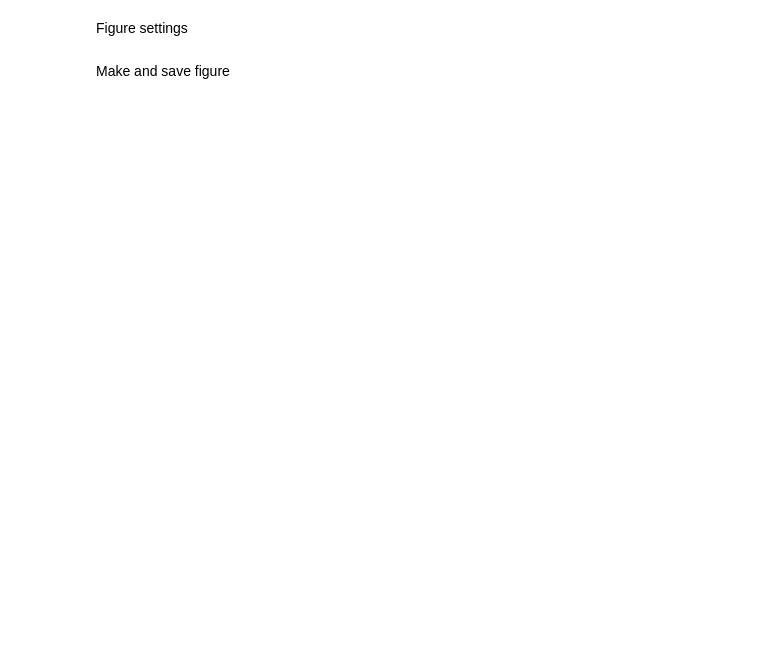
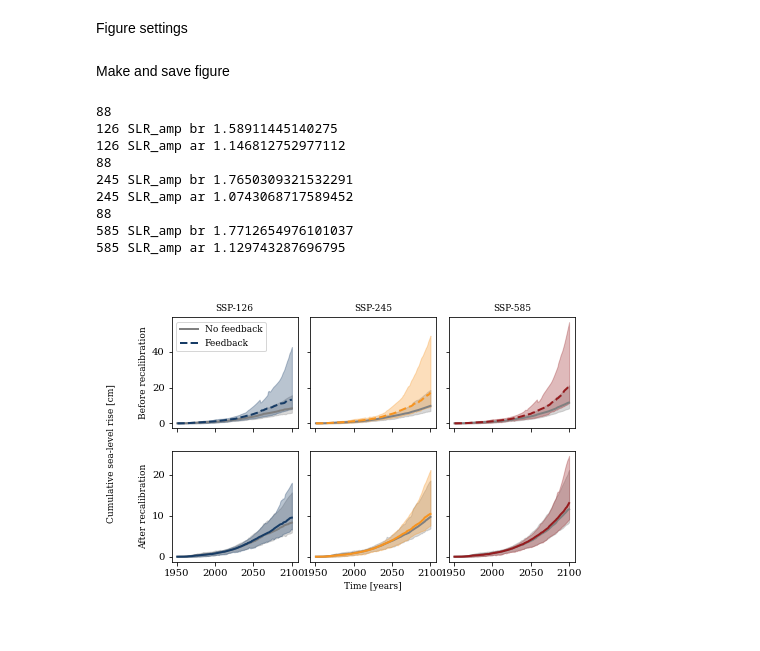
Before and after one commit to erwinlambert/feedback, a Jupyter notebook: notebooks/Draftplot_full_ensemble.ipynb, the cells around one changed output. Drawn from its saved outputs; the diff is of its cells as text; code cells hidden in the pictures; blank space fills up the shorter version.

Commit message:
Include FullEnsemble2: option without calibration, with prescribed gamma

```diff
--- a/notebooks/Draftplot_full_ensemble.ipynb
+++ b/notebooks/Draftplot_full_ensemble.ipynb
@@ -42,0 +23,11 @@ fe.gather(force_update=True)
+# %%
+ad = AllData()
+ad.usefanom = True
+ad.gather(update=False)
+#Select subsection of models for rapid calculation
+#ad.ds = ad.ds.isel(ism=slice(0,2),esm=slice(0,2))
+
+fe = FullEnsemble(ad)
+fe.cal = 'S'
+fe.nonlin = 'cutoff'
+fe.gather(force_update=True)
@@ -53,36 +62,43 @@ Make and save figure
 # %%
 fig,ax = plt.subplots(2,3,sharex=True,sharey='row',figsize=(7,5))
 
 for s,ss in enumerate(ad.ssp):
-    for a in [0,1,2]:
-        for t in range(len(fe.time)):
-            fe.slr[a,s,:,:,t] = np.where(np.isnan(fe.gamma[1,:,:]),np.nan,fe.slr[a,s,:,:,t])
-            fe.slr[a,s,:,:,t] = np.where(fe.gamma[0,:,:]<0,np.nan,fe.slr[a,s,:,:,t])
-
+    print(np.sum(~np.isnan(fe.gamma[0,:,:].values)))
 
     #Plot no feedback
     for a in [0,1]:
         ax[a,s].plot(fe.time,100*np.nanmedian(fe.slr[0,s,:,:,:],axis=(0,1)),c='.5',lw=2,label='No feedback')
         ax[a,s].fill_between(fe.time,100*np.nanpercentile(fe.slr[0,s,:,:,:],perc[0],axis=(0,1)),100*np.nanpercentile(fe.slr[0,s,:,:,:],perc[1],axis=(0,1)),color='.5',alpha=alpha)#,label=perc)
 
     #Plot with feedback
     ax[0,s].plot(fe.time,100*np.nanmedian(fe.slr[1,s,:,:,:],axis=(0,1)),'--',c=ad.scol[ss],lw=2,label='Feedback')
     ax[0,s].fill_between(fe.time,100*np.nanpercentile(fe.slr[1,s,:,:,:],perc[0],axis=(0,1)),100*np.nanpercentile(fe.slr[1,s,:,:,:],perc[1],axis=(0,1)),color=ad.scol[ss],alpha=alpha)
 
     #Plot with feedback
     ax[1,s].plot(fe.time,100*np.nanmedian(fe.slr[2,s,:,:,:],axis=(0,1)),c=ad.scol[ss],lw=2,label='Feedback')
     ax[1,s].fill_between(fe.time,100*np.nanpercentile(fe.slr[2,s,:,:,:],perc[0],axis=(0,1)),100*np.nanpercentile(fe.slr[2,s,:,:,:],perc[1],axis=(0,1)),color=ad.scol[ss],alpha=alpha)
 
     ax[0,s].set_title(f'SSP-{ss}')
 
     print(ss,'SLR_amp','br',np.nanmedian(fe.slr[1,s,:,:,:],axis=(0,1))[-1]/(np.nanmedian(fe.slr[0,s,:,:,:],axis=(0,1))[-1]))
     print(ss,'SLR_amp','ar',np.nanmedian(fe.slr[2,s,:,:,:],axis=(0,1))[-1]/(np.nanmedian(fe.slr[0,s,:,:,:],axis=(0,1))[-1]))
 
 ax[0,0].legend(loc='upper left')
 fig.supylabel('Cumulative sea-level rise [cm]')
 ax[0,0].set_ylabel('Before recalibration',fontsize=9)
 ax[1,0].set_ylabel('After recalibration',fontsize=9)
 ax[1,1].set_xlabel('Time [years]')
 
-plt.savefig(f'../draftfigs/full_ensemble_{fe.year0}.png',dpi=450,facecolor='w',transparent=False)
+plt.savefig(f'../draftfigs/full_ensemble_cal{fe.cal}_{fe.nonlin}_{fe.year0}.png',dpi=450,facecolor='w',transparent=False)
 plt.show()
+# %% [output]
+88
+126 SLR_amp br 1.58911445140275
+126 SLR_amp ar 1.146812752977112
+88
+245 SLR_amp br 1.7650309321532291
+245 SLR_amp ar 1.0743068717589452
+88
+585 SLR_amp br 1.7712654976101037
+585 SLR_amp ar 1.129743287696795
+[figure, added]
```
Also changed, not shown: parts of 3 cells of this notebook, 23 other files.
